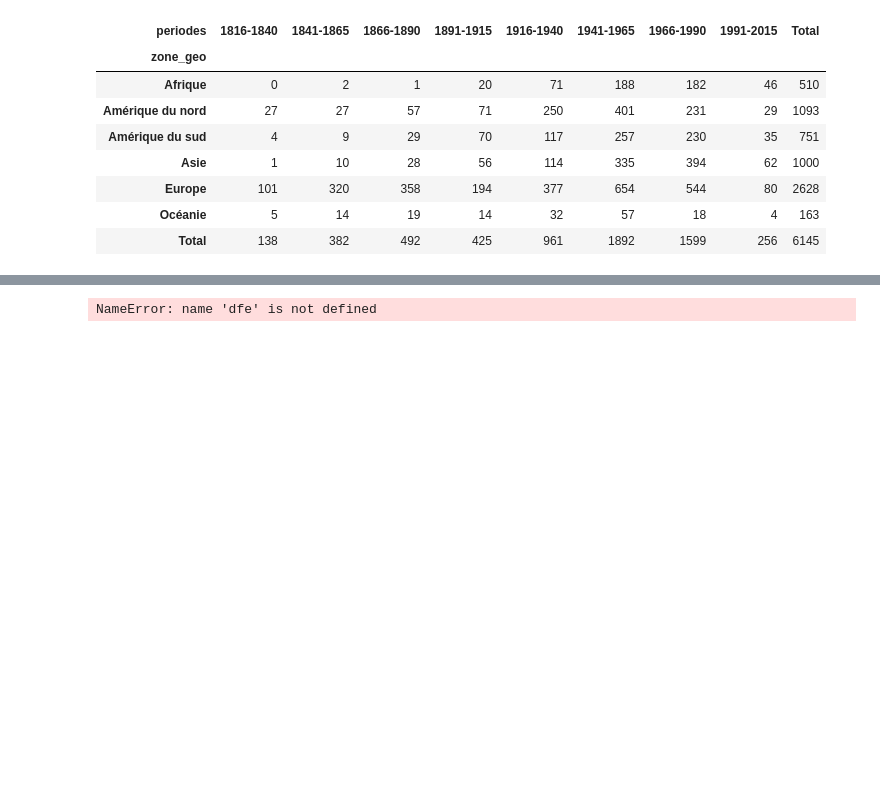
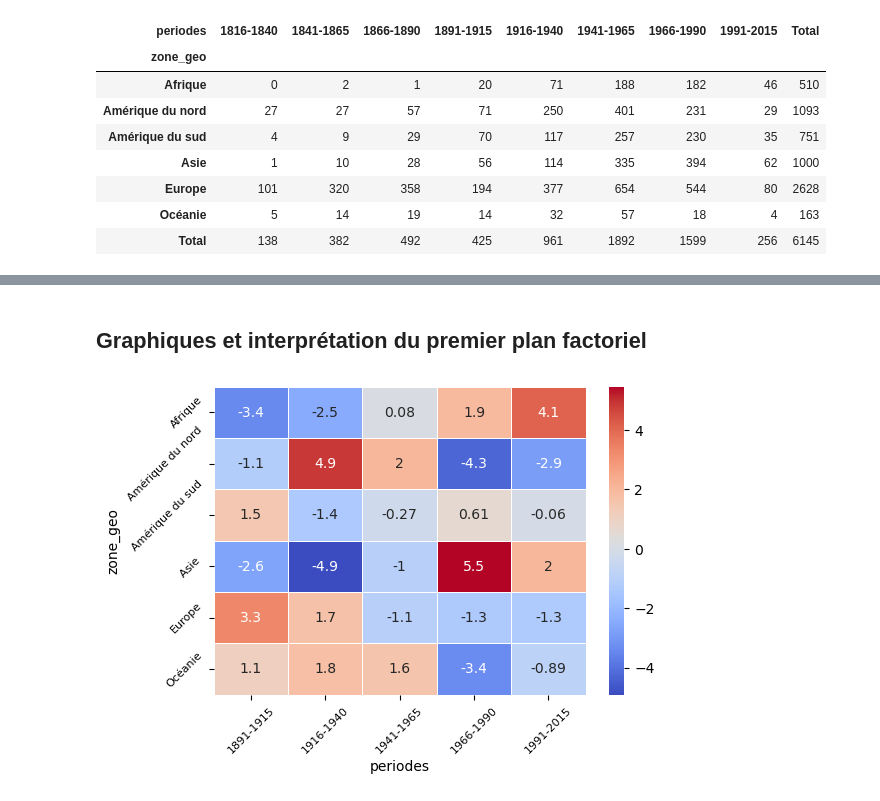
Before and after one commit to AliaBrah/militants_droit_femmes, a Jupyter notebook: S_2/fichier_CSV/nationalite_analyse.ipynb, the cells around one changed output, grey strips where cells are left out. Cells and saved outputs as stored; diff of their text form; code cells hidden in the pictures; blank space fills up the shorter version.

Commit message:
analyse factorielle genre et nationalite_analyse

```diff
--- a/S_2/fichier_CSV/nationalite_analyse.ipynb
+++ b/S_2/fichier_CSV/nationalite_analyse.ipynb
@@ -159,0 +182,3 @@ ddf
+# %%
+cdf_21 = data_cop[(data_cop.annee_naissance > 1890)].copy(deep=True)
+cdf_21.info()
@@ -159,0 +215,3 @@ ddf
+# %%
+tab_21 = cdf_21[[Y,X]].pivot_table(index=Y,columns=X,aggfunc=len,margins=True,margins_name="Total").fillna(0).astype(int)
+tab_21 # tableau que nous utiliserons pour faire l'analyse statistique.
@@ -159,0 +228,4 @@ ddf
+# %%
+### Production du tableau à analyser --> on a enlevé les totaux
+D = tab_21.iloc[0:6,0:5].copy(deep=True)
+D
@@ -173,6 +254,7 @@ Dimensions: ( 7 , 9 ), effectif: 24580 , nombre max. facteurs: 6
 # %%
+
 ### Valeurs produites par la fonction de la librairie 'stats'
-statistic, p, dof, expected = stats.chi2_contingency(ddf)
+statistic, p, dof, expected = stats.chi2_contingency(D)
 
 print('Chi2 :', statistic, ', dof :',dof)
 print('p-value :', p)
@@ -182,11 +264,11 @@ print('phi2 = inertie (variance totale) :', statistic/n)
 
 
 ### Tableau à l'indépendance
-dff = round(pd.DataFrame(expected),4)
+dfe = round(pd.DataFrame(expected),4)
 
 ### Coéfficient de Cramer
 # https://docs.scipy.org/doc/scipy/reference/generated/scipy.stats.contingency.association.html
 
-vc = stats.contingency.association(ddf, method='cramer')
+vc = stats.contingency.association(D, method='cramer')
 print('Cramer: ', vc)
 # %% [output]
@@ -228,18 +313,22 @@ NameError: name 'afc' is not defined
+# %% [markdown]
+## Graphiques et interprétation du premier plan factoriel
 # %%
-residus_ponderes = (round((ddf.values-dfe)/np.sqrt(dfe),2))
-residus_ponderes.columns= ddf.columns
-residus_ponderes.index=ddf.index
+### Résidus pondérés (avec le signe)
+### Doc. :
+#   Rakotomalala, p.240
+residus_ponderes = (round((D.values-dfe)/np.sqrt(dfe),2))
+residus_ponderes.columns= D.columns
+residus_ponderes.index=D.index
 
 
 fig, ax = plt.subplots(figsize=(6,4))
 # Sample figsize in inches
 g = sns.heatmap(residus_ponderes, annot=residus_ponderes, cmap="coolwarm", linewidths=.5, ax=ax)
 labelsx = residus_ponderes.columns
 labelsy = residus_ponderes.index
 xt = g.set_xticklabels(labelsx, rotation=45, fontsize=8)
 yt = g.set_yticklabels(labelsy, rotation=45, fontsize=8)
 
-plt.savefig('images/mod_periode_aire_resid_ponderes.jpg', bbox_inches='tight')
 plt.show()
 # %% [output]
-NameError: name 'dfe' is not defined
+[figure, added]
```
Also changed, not shown: parts of 20 cells of this notebook, 3 other files.
